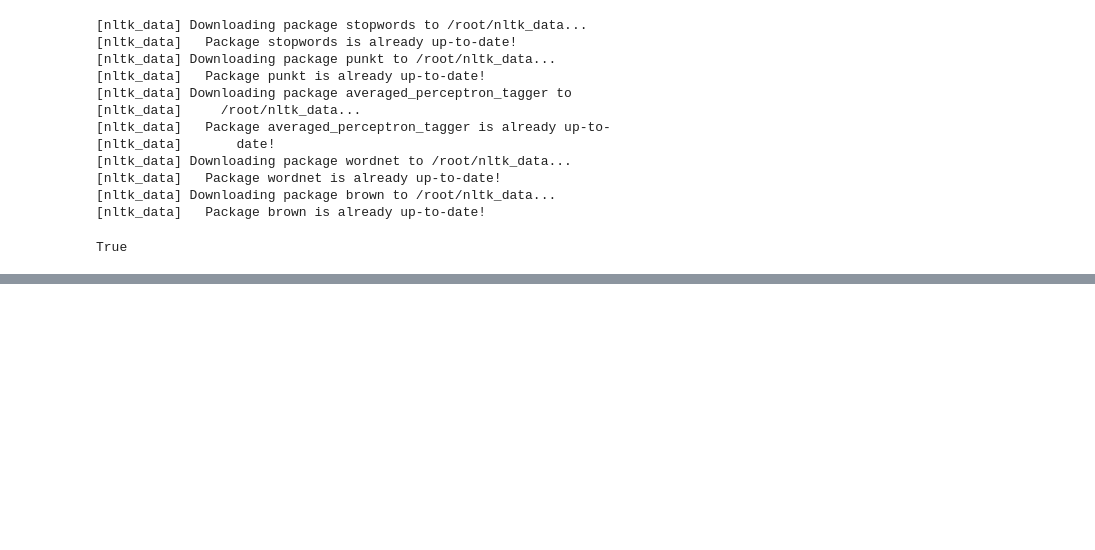
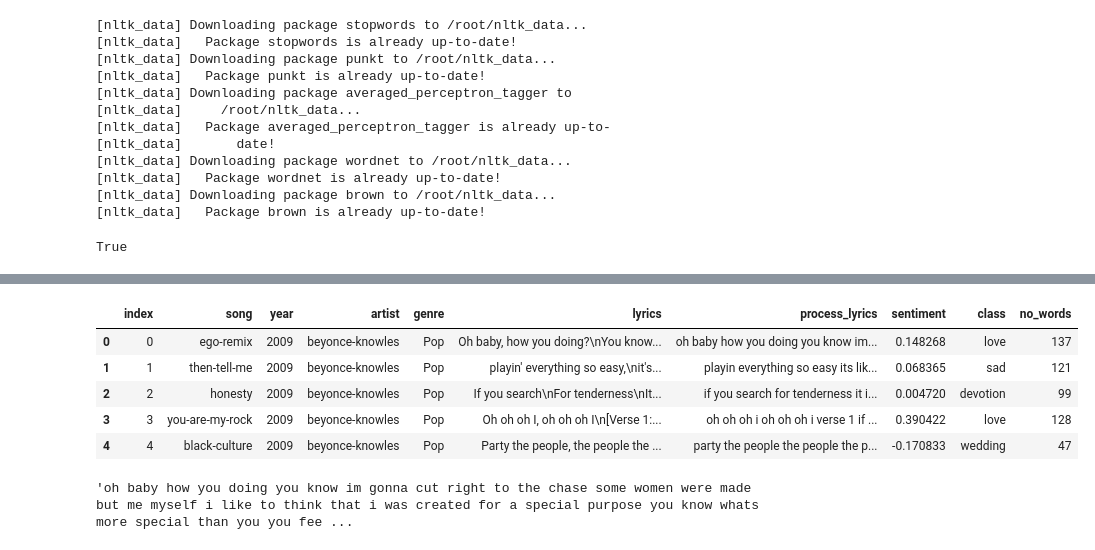
Before and after one commit to sushil79g/60daysUdacity, a Jupyter notebook: PROJECT: song_reco/songRECO.ipynb, the cells around one changed output, grey strips where cells are left out. Drawn from its saved outputs; the diff is of its cells as text; code cells hidden in the pictures; blank space fills up the shorter version.

```diff
--- a/PROJECT: song_reco/songRECO.ipynb
+++ b/PROJECT: song_reco/songRECO.ipynb
@@ -254,4 +266,18 @@ file['class'] = file['process_lyrics'].apply(find_class)
 # %%
 def number_of_words(text):
     return len(set(text.split()))
-print('Hello buddy how are you')
+
+file['no_words'] = file['process_lyrics'].apply(number_of_words)
+# %%
+file.head()
+# %% [output]
+|  | index | song | year | artist | genre | lyrics | process_lyrics | sentiment | class | no_words |
+| 0 | 0 | ego-remix | 2009 | beyonce-knowles | Pop | Oh baby, how you doing?\nYou know... | oh baby how you doing you know im... | 0.148268 | love | 137 |
+| 1 | 1 | then-tell-me | 2009 | beyonce-knowles | Pop | playin' everything so easy,\nit's... | playin everything so easy its lik... | 0.068365 | sad | 121 |
+| 2 | 2 | honesty | 2009 | beyonce-knowles | Pop | If you search\nFor tenderness\nIt... | if you search for tenderness it i... | 0.004720 | devotion | 99 |
+| 3 | 3 | you-are-my-rock | 2009 | beyonce-knowles | Pop | Oh oh oh I, oh oh oh I\n[Verse 1:... | oh oh oh i oh oh oh i verse 1 if ... | 0.390422 | love | 128 |
+| 4 | 4 | black-culture | 2009 | beyonce-knowles | Pop | Party the people, the people the ... | party the people the people the p... | -0.170833 | wedding | 47 |
+# %%
+file.iloc[0]['process_lyrics']
+# %% [output]
+'oh baby how you doing you know im gonna cut right to the chase some women were made but me myself i like to think that i was created for a special purpose you know whats more special than you you fee ...
```
Also changed, not shown: parts of 2 cells of this notebook.
